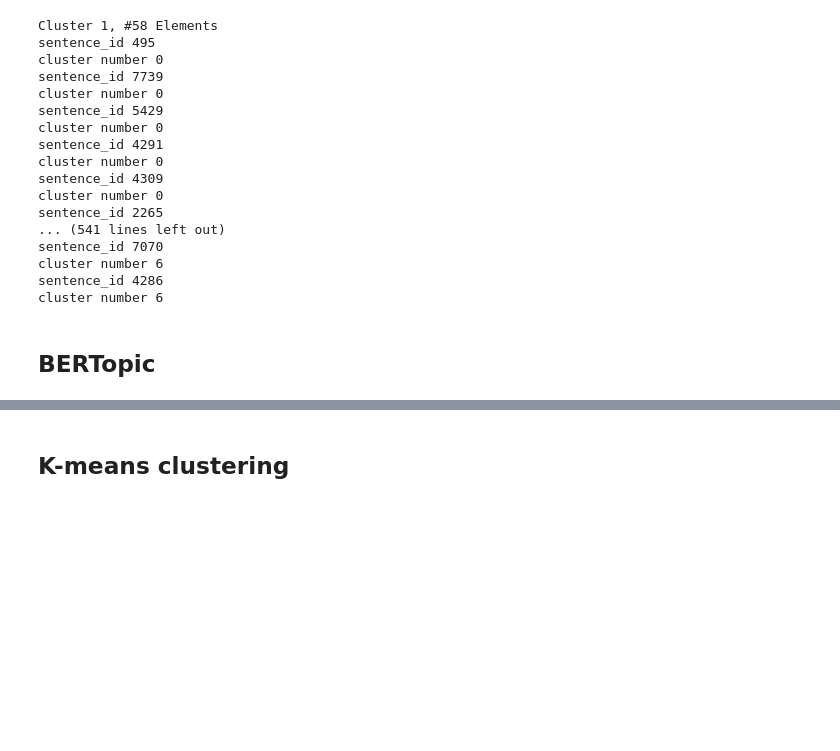
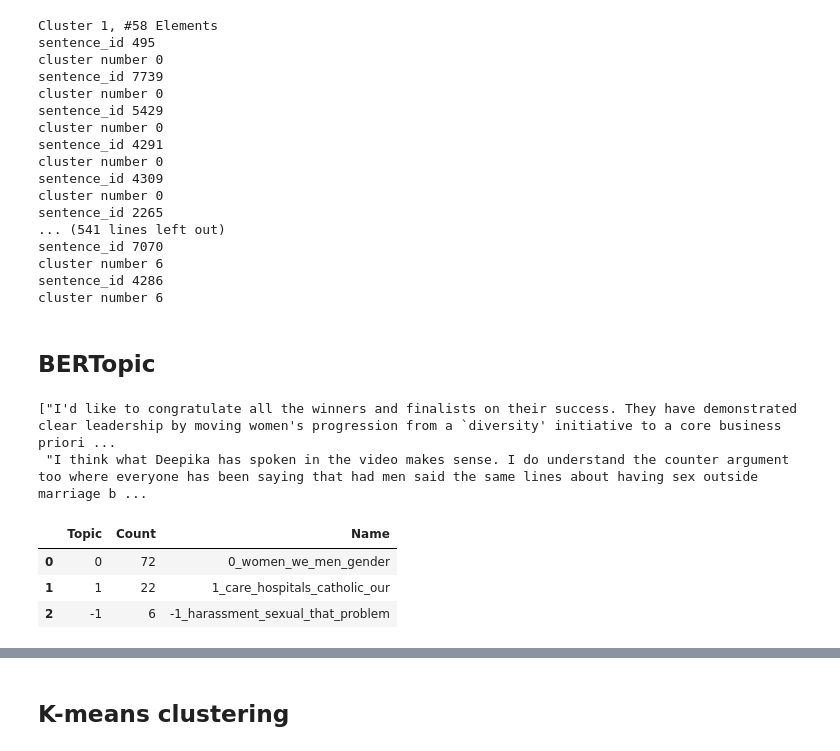
Before and after one commit to epfl-ada/ada-2021-project-concatsanddogs, a Jupyter notebook: Valerian/sbert_topic_modeling_w_fastclustering.ipynb, the cells around one changed output, grey strips where cells are left out. Cells and saved outputs as stored; diff of their text form; code cells hidden in the pictures; blank space fills up the shorter version.

Commit message:
added topic modelling with BERTopic

```diff
--- a/Valerian/sbert_topic_modeling_w_fastclustering.ipynb
+++ b/Valerian/sbert_topic_modeling_w_fastclustering.ipynb
@@ -356,11 +356,21 @@ tf_idf, count = c_tf_idf(docs_per_topic.Doc.values, m=len(data))
 ## BERTopic
 # %%
 from bertopic import BERTopic
+# %%
+corpus_sentences = data['quotation'].tolist()
+# %%
+corpus_sentences[1:3]
+# %% [output]
+["I'd like to congratulate all the winners and finalists on their success. They have demonstrated clear leadership by moving women's progression from a `diversity' initiative to a core business priori ...
+ "I think what Deepika has spoken in the video makes sense. I do understand the counter argument too where everyone has been saying that had men said the same lines about having sex outside marriage b ...
 # %%
-
-#from sklearn.datasets import fetch_20newsgroups
-
-#docs = fetch_20newsgroups(subset='all',  remove=('headers', 'footers', 'quotes'))['data']
 topic_model = BERTopic()
-topics, probs = topic_model.fit_transform(data_embeddings[0:n])
+topics, probs = topic_model.fit_transform(corpus_sentences[0:100])
 corpus_sentences = data['quotation'].tolist()
+# %%
+topic_model.get_topic_info()
+# %% [output]
+|  | Topic | Count | Name |
+| 0 | 0 | 72 | 0_women_we_men_gender |
+| 1 | 1 | 22 | 1_care_hospitals_catholic_our |
+| 2 | -1 | 6 | -1_harassment_sexual_that_problem |
```
Also changed, not shown: parts of 1 cell of this notebook.
